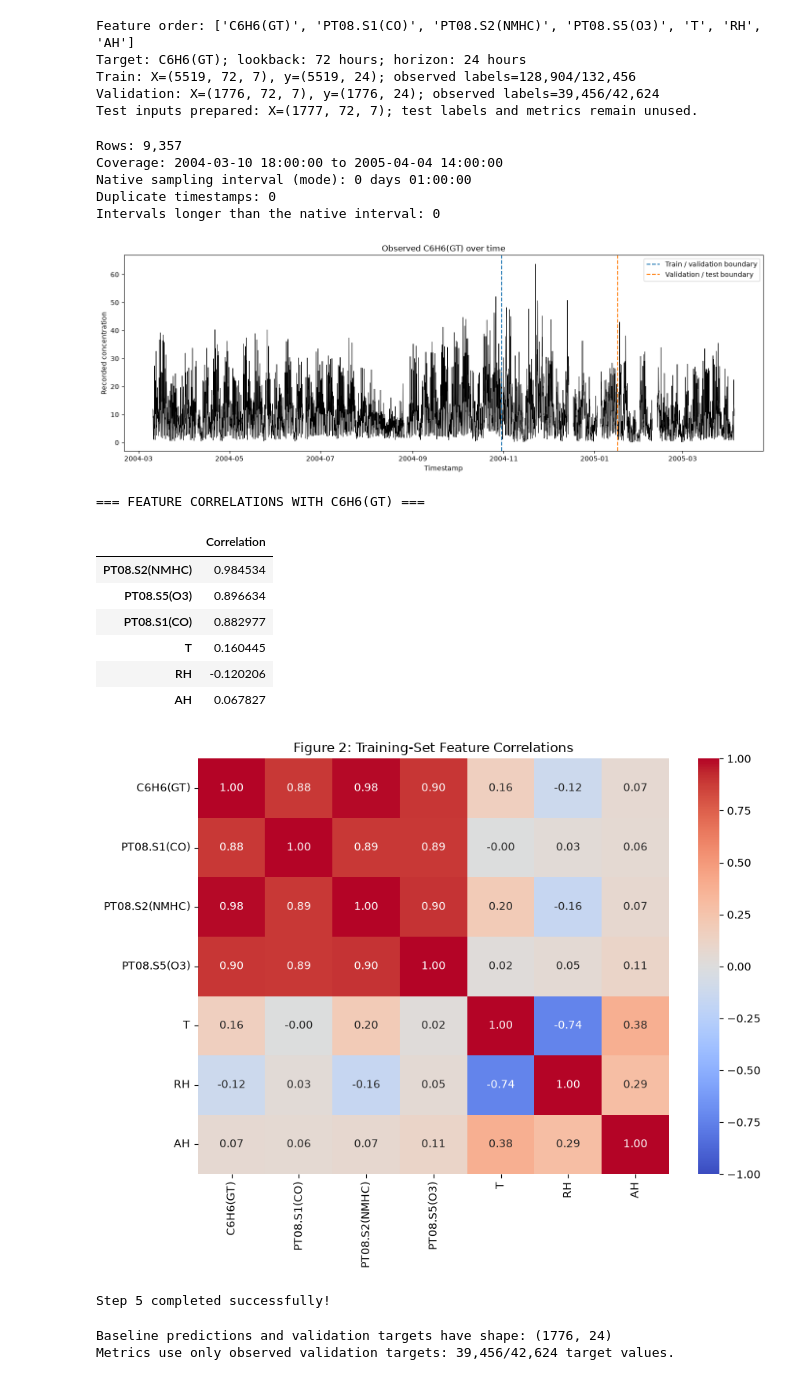
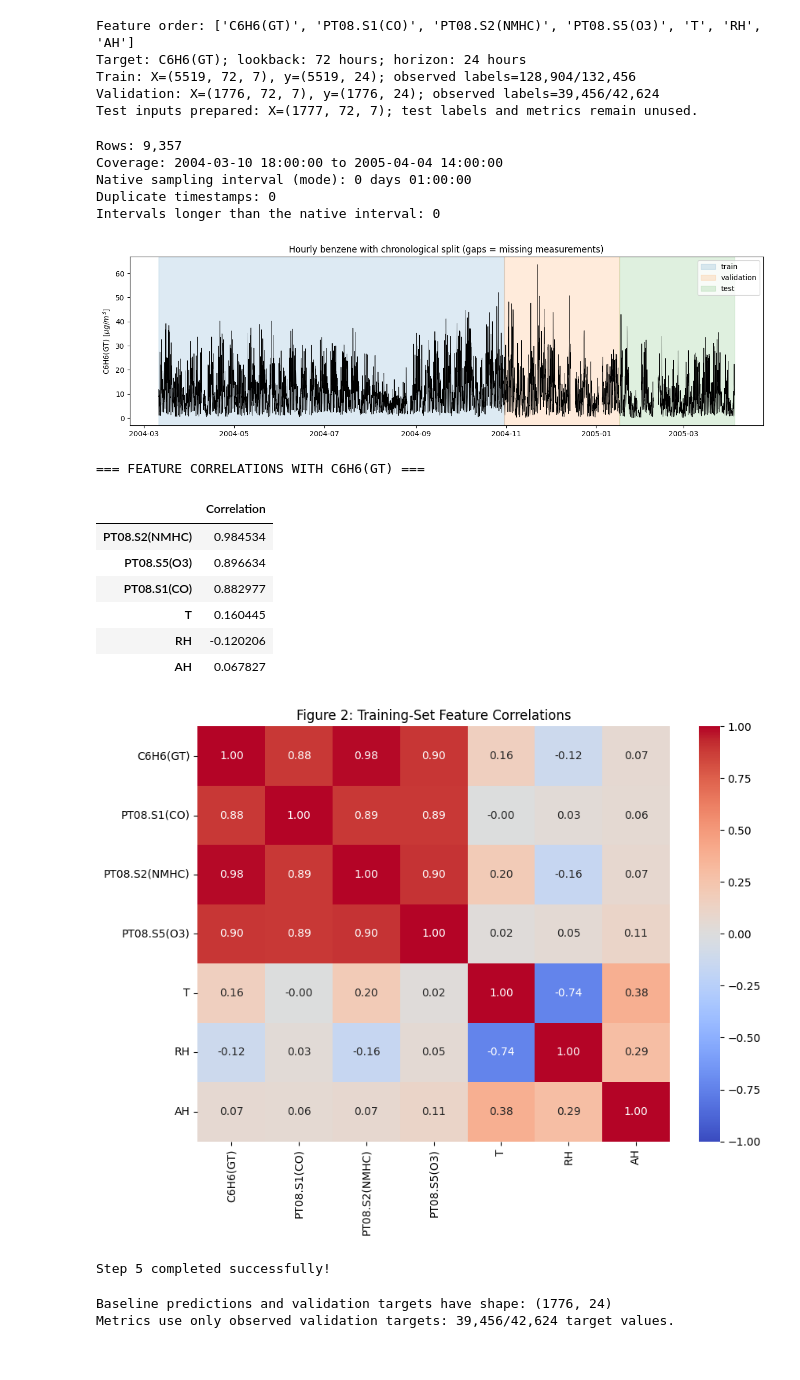
Before and after one commit to HarjapP/4010Project, a Jupyter notebook: preprocessing_testingCode.ipynb, the cells around one changed output. Cells and saved outputs as stored; diff of their text form; code cells hidden in the pictures.

```diff
--- a/preprocessing_testingCode.ipynb
+++ b/preprocessing_testingCode.ipynb
@@ -297,18 +297,19 @@ print(f"Intervals longer than the native interval: {len(long_gaps)}")
 if not long_gaps.empty:
     print(f"Longest interval: {time_deltas.max()}")
 
-# Figure 1: observed benzene series; -200 is shown as missing, not as a measurement.
+# Figure 1 — full target series with the chronological split drawn on it
 target_series = df[TARGET_COL].replace(-200, np.nan)
-fig, ax = plt.subplots(figsize=(14, 5))
-ax.plot(target_series.index, target_series, color="black", linewidth=0.7)
-ax.axvline(train_df.index[-1], color="tab:blue", linestyle="--", label="Train / validation boundary")
-ax.axvline(val_df.index[-1], color="tab:orange", linestyle="--", label="Validation / test boundary")
-ax.set_title(f"Observed {TARGET_COL} over time")
-ax.set_xlabel("Timestamp")
-ax.set_ylabel("Recorded concentration")
-ax.legend()
-fig.tight_layout()
-plt.show()
+fig, ax = plt.subplots(figsize=(13, 4))
+ax.plot(target_series.index, target_series, lw=0.7, color="k")
+for part, c, lab in [
+    (train_df, "tab:blue", "train"),
+    (val_df, "tab:orange", "validation"),
+    (test_df, "tab:green", "test"),
+]:
+    ax.axvspan(part.index.min(), part.index.max(), color=c, alpha=0.15, label=lab)
+ax.set_ylabel(rf"{TARGET_COL} [$\mu g/m^3$]")
+ax.set_title("Hourly benzene with chronological split (gaps = missing measurements)")
+ax.legend(loc="upper right"); plt.tight_layout(); plt.show()
 
 
 # Figure 2: Training-only feature correlation analysis
@@ -330,34 +331,34 @@ print("=== FEATURE CORRELATIONS WITH C6H6(GT) ===")
 display(
     target_correlations.to_frame(name="Correlation")
 )
 
 # Figure 2: Correlation heatmap
 fig, ax = plt.subplots(figsize=(9, 7))
 
 sns.heatmap(
     train_correlations,
     annot=True,
     fmt=".2f",
     cmap="coolwarm",
     center=0,
     vmin=-1,
     vmax=1,
     ax=ax
 )
 
 ax.set_title("Figure 2: Training-Set Feature Correlations")
 
 fig.tight_layout()
 plt.show()
 
 print("Step 5 completed successfully!")
 # %% [output]
 Rows: 9,357
 Coverage: 2004-03-10 18:00:00 to 2005-04-04 14:00:00
 Native sampling interval (mode): 0 days 01:00:00
 Duplicate timestamps: 0
 Intervals longer than the native interval: 0
-[figure, old version]
+[figure, new version]
 === FEATURE CORRELATIONS WITH C6H6(GT) ===
 |  | Correlation |
 | PT08.S2(NMHC) | 0.984534 |
```
Also changed, not shown: parts of 4 cells of this notebook, 1 other file.
